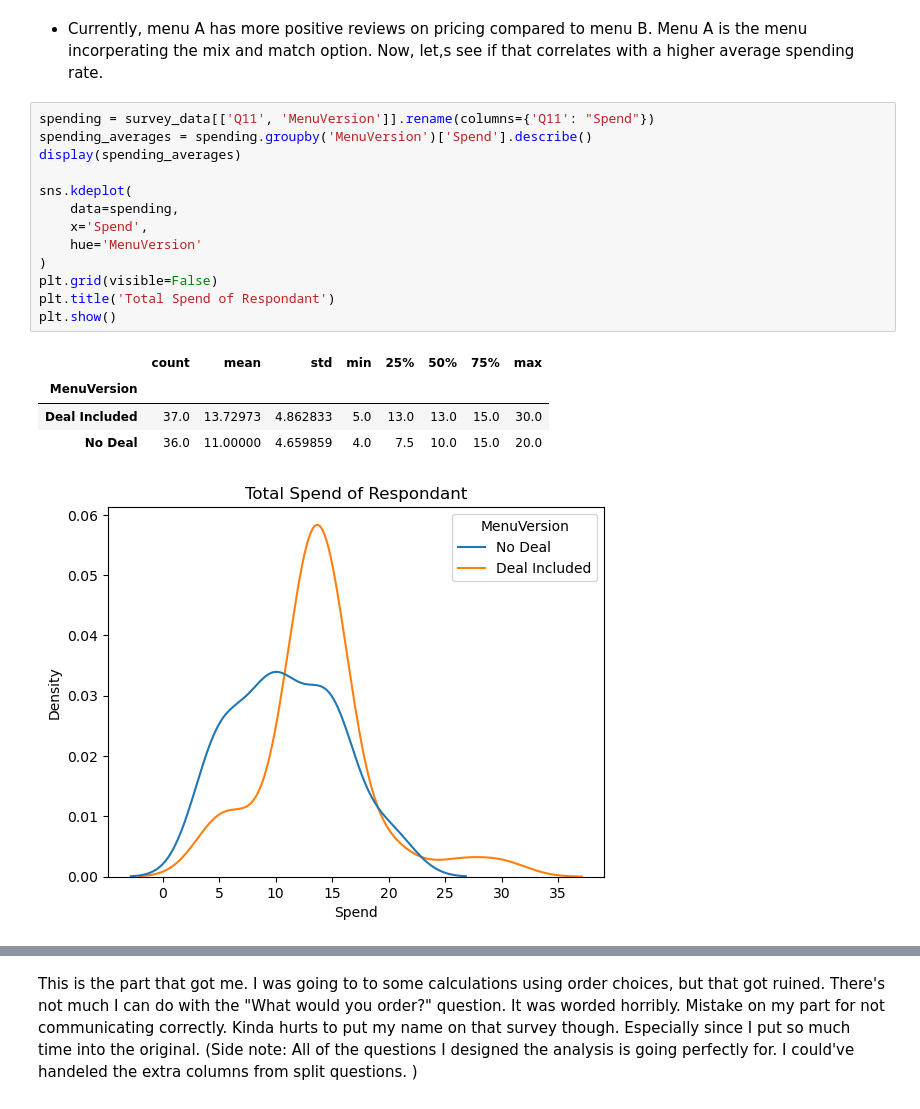
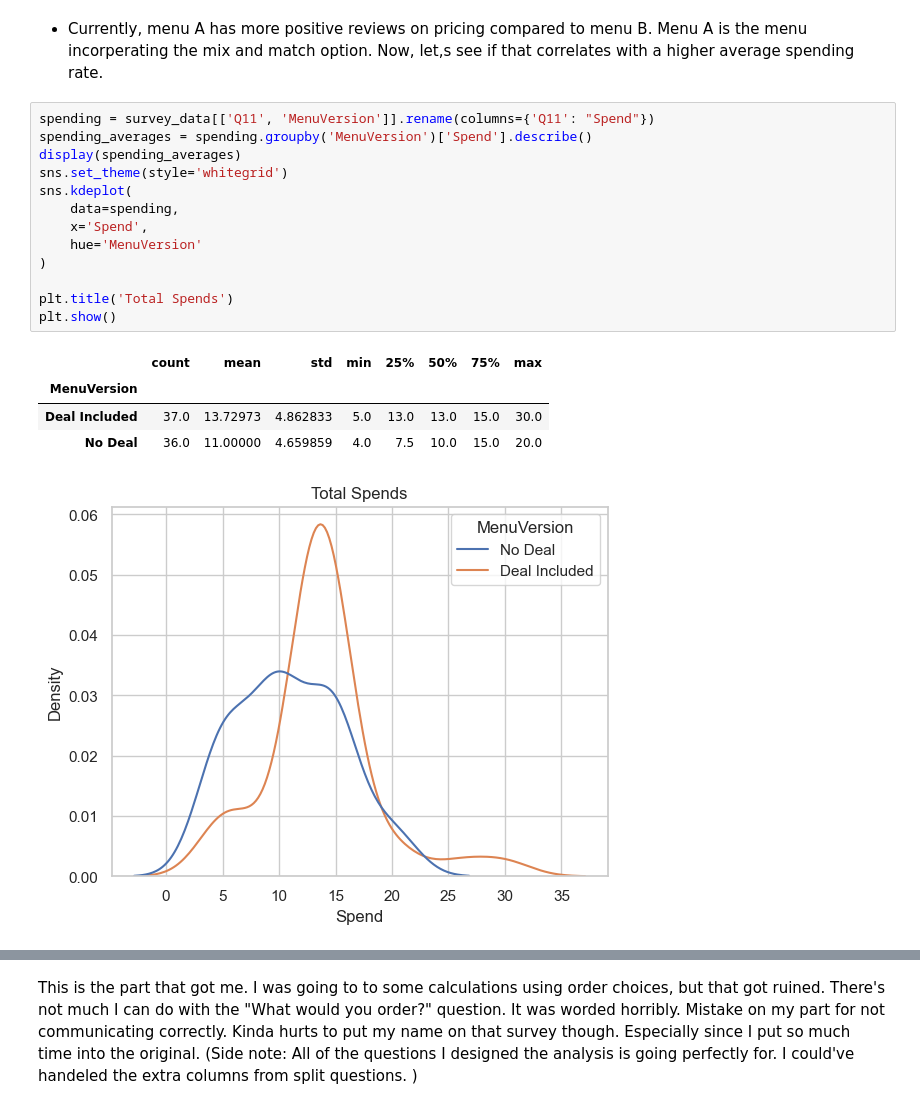
Before and after one commit to Elijah-Andrae56/MKTG_390_Survey_Analysis, a Jupyter notebook: mktg_390.ipynb, the cells around one changed output, grey strips where cells are left out. Drawn from its saved outputs; the diff is of its cells as text.

```diff
--- a/mktg_390.ipynb
+++ b/mktg_390.ipynb
@@ -273,19 +274,19 @@ t_stat, p_value
 # %%
 spending = survey_data[['Q11', 'MenuVersion']].rename(columns={'Q11': "Spend"})
 spending_averages = spending.groupby('MenuVersion')['Spend'].describe()
 display(spending_averages)
-
+sns.set_theme(style='whitegrid')
 sns.kdeplot(
     data=spending,
     x='Spend',
     hue='MenuVersion'
 )
-plt.grid(visible=False)
-plt.title('Total Spend of Respondant')
+
+plt.title('Total Spends')
 plt.show()
 # %% [output]
 |  | count | mean | std | min | 25% | 50% | 75% | max |
 | MenuVersion |  |  |  |  |  |  |  |  |
 | Deal Included | 37.0 | 13.72973 | 4.862833 | 5.0 | 13.0 | 13.0 | 15.0 | 30.0 |
 | No Deal | 36.0 | 11.00000 | 4.659859 | 4.0 | 7.5 | 10.0 | 15.0 | 20.0 |
-[figure, old version]
+[figure, new version]
```
Also changed, not shown: parts of 13 cells of this notebook, 1 other file.
